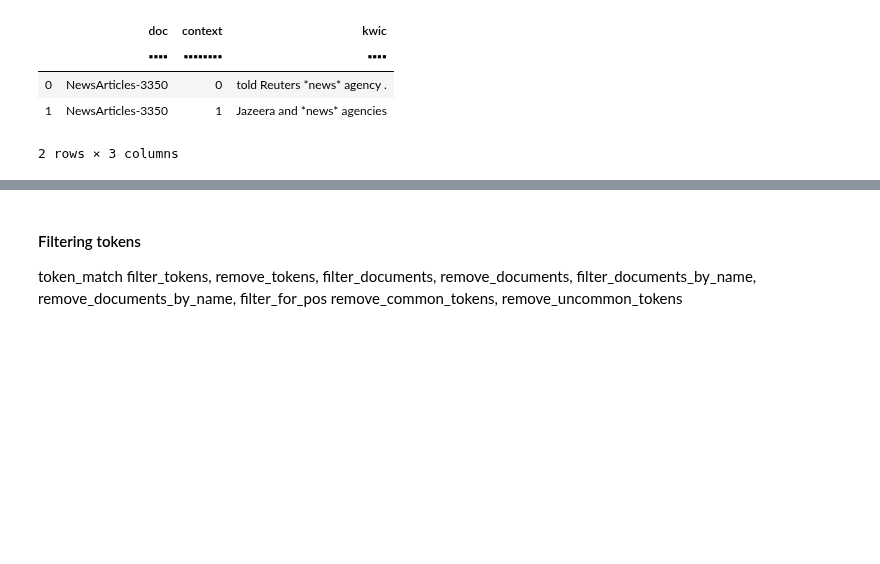
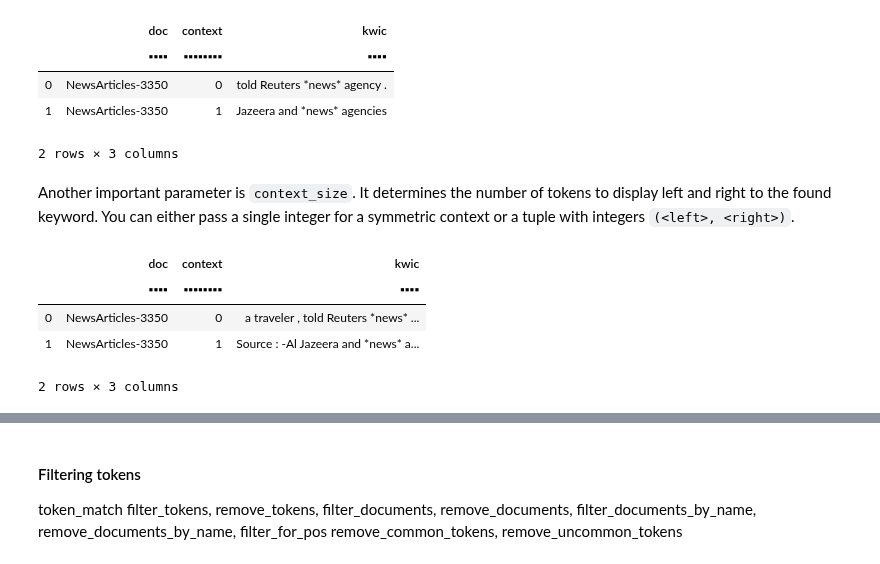
Before and after one commit to WZBSocialScienceCenter/tmtoolkit, a Jupyter notebook: doc/source/preprocessing.ipynb, the cells around one changed output, grey strips where cells are left out. Cells and saved outputs as stored; diff of their text form; code cells hidden in the pictures; blank space fills up the shorter version.

```diff
--- a/doc/source/preprocessing.ipynb
+++ b/doc/source/preprocessing.ipynb
@@ -406,3 +406,14 @@ kwic_table(docs, 'news', doc_labels=doc_labels)
 | 0 | NewsArticles-3350 | 0 | told Reuters *news* agency . |
 | 1 | NewsArticles-3350 | 1 | Jazeera and *news* agencies |
 2 rows × 3 columns
+# %% [markdown]
+Another important parameter is `context_size`. It determines the number of tokens to display left and right to the found keyword. You can either pass a single integer for a symmetric context or a tuple with integers `(<left>, <right>)`.
+# %%
+# a symmetric context of size (5, 5)
+kwic_table(docs, 'news', context_size=5, doc_labels=doc_labels)
+# %% [output]
+|  | doc | context | kwic |
+|  | ▪▪▪▪ | ▪▪▪▪▪▪▪▪ | ▪▪▪▪ |
+| 0 | NewsArticles-3350 | 0 | a traveler , told Reuters *news* ... |
+| 1 | NewsArticles-3350 | 1 | Source : -Al Jazeera and *news* a... |
+2 rows × 3 columns
```
Also changed, not shown: parts of 6 cells of this notebook, 2 other files.
